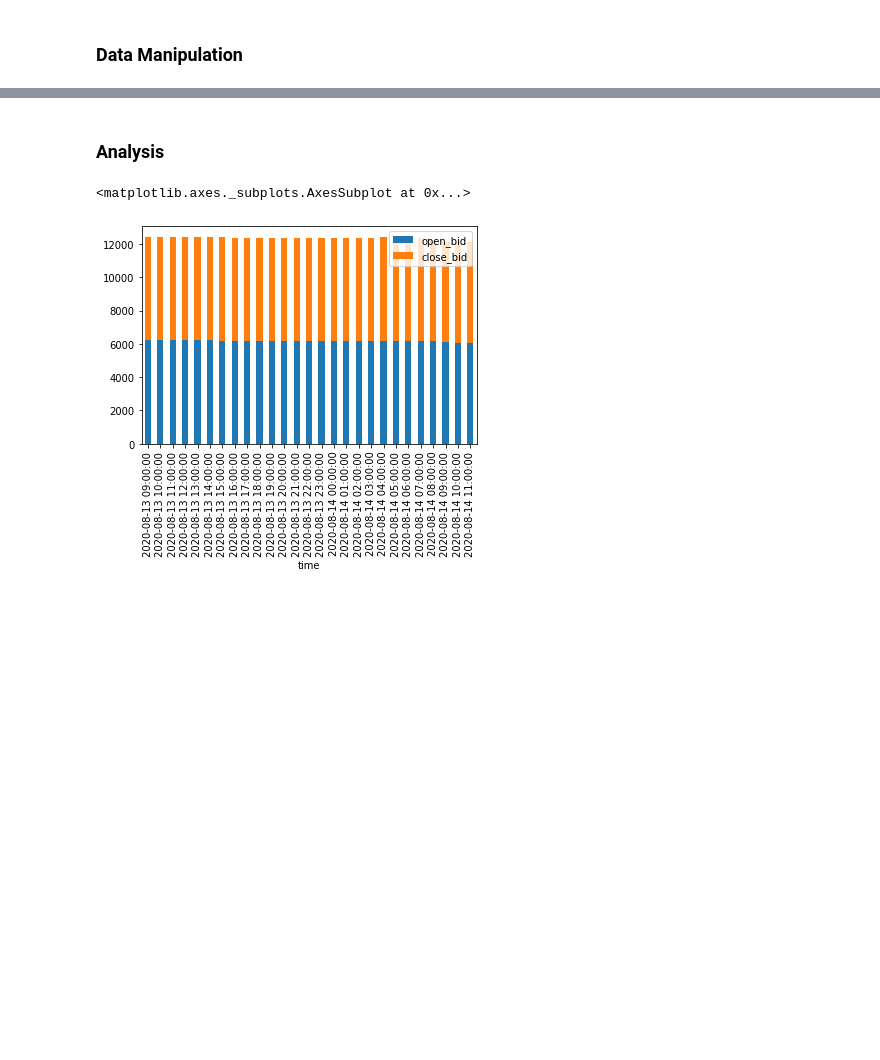
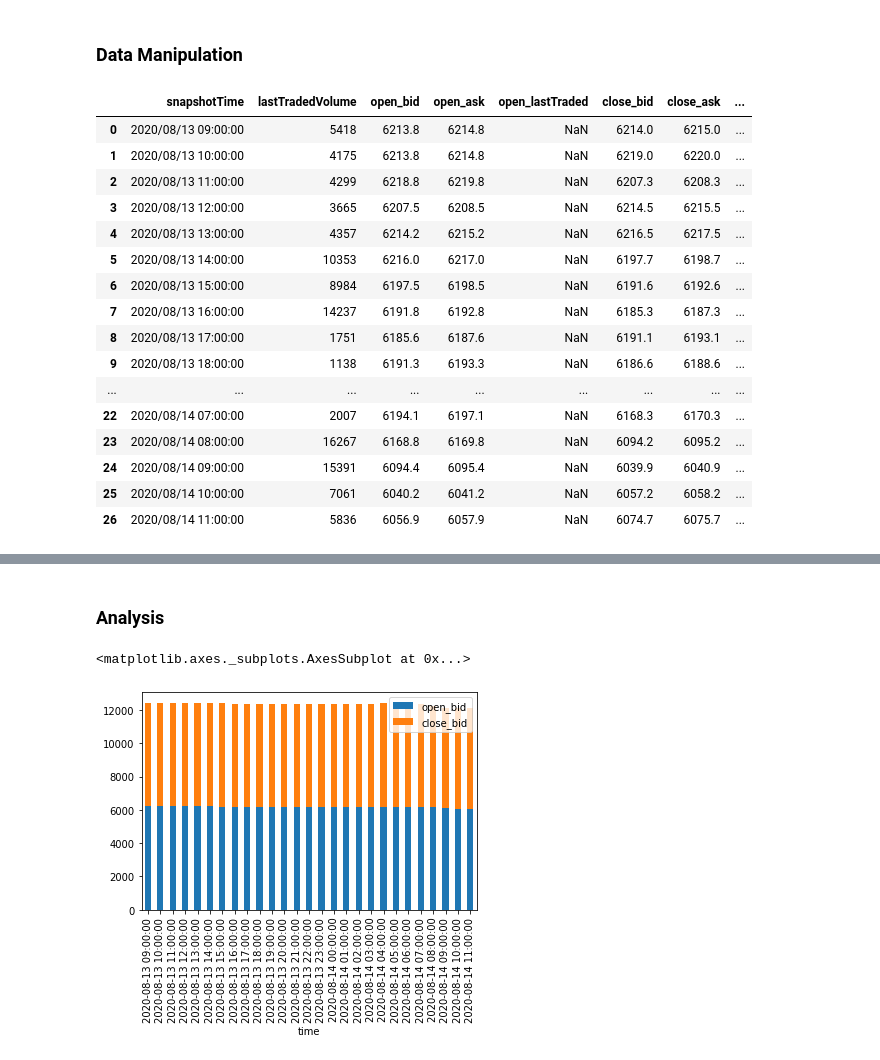
Before and after one commit to generatom/stocks, a Jupyter notebook: stocks.ipynb, the cells around one changed output, grey strips where cells are left out. Cells and saved outputs as stored; diff of their text form; code cells hidden in the pictures; blank space fills up the shorter version.

```diff
--- a/stocks.ipynb
+++ b/stocks.ipynb
@@ -25,2 +40,27 @@ https://api.ig.com/gateway/deal/prices/IX.D.FTSE.DAILY.IP/HOUR/2020-08-13%2009%3
 # %% [markdown]
 ### Data Manipulation
+# %%
+price_columns = [column for column in prices.columns if 'Price' in column]
+
+for column in price_columns:
+    new_columns = prices[column].apply(pd.Series)
+    new_columns.columns = [column.replace('Price', '') + '_' + c for c in new_columns.columns]
+    prices = prices.join(new_columns).drop(columns=column, axis=1)
+# %% [output]
+|  | snapshotTime | lastTradedVolume | open_bid | open_ask | open_lastTraded | close_bid | close_ask | ... |
+| 0 | 2020/08/13 09:00:00 | 5418 | 6213.8 | 6214.8 | NaN | 6214.0 | 6215.0 | ... |
+| 1 | 2020/08/13 10:00:00 | 4175 | 6213.8 | 6214.8 | NaN | 6219.0 | 6220.0 | ... |
+| 2 | 2020/08/13 11:00:00 | 4299 | 6218.8 | 6219.8 | NaN | 6207.3 | 6208.3 | ... |
+| 3 | 2020/08/13 12:00:00 | 3665 | 6207.5 | 6208.5 | NaN | 6214.5 | 6215.5 | ... |
+| 4 | 2020/08/13 13:00:00 | 4357 | 6214.2 | 6215.2 | NaN | 6216.5 | 6217.5 | ... |
+| 5 | 2020/08/13 14:00:00 | 10353 | 6216.0 | 6217.0 | NaN | 6197.7 | 6198.7 | ... |
+| 6 | 2020/08/13 15:00:00 | 8984 | 6197.5 | 6198.5 | NaN | 6191.6 | 6192.6 | ... |
+| 7 | 2020/08/13 16:00:00 | 14237 | 6191.8 | 6192.8 | NaN | 6185.3 | 6187.3 | ... |
+| 8 | 2020/08/13 17:00:00 | 1751 | 6185.6 | 6187.6 | NaN | 6191.1 | 6193.1 | ... |
+| 9 | 2020/08/13 18:00:00 | 1138 | 6191.3 | 6193.3 | NaN | 6186.6 | 6188.6 | ... |
+| ... | ... | ... | ... | ... | ... | ... | ... | ... |
+| 22 | 2020/08/14 07:00:00 | 2007 | 6194.1 | 6197.1 | NaN | 6168.3 | 6170.3 | ... |
+| 23 | 2020/08/14 08:00:00 | 16267 | 6168.8 | 6169.8 | NaN | 6094.2 | 6095.2 | ... |
+| 24 | 2020/08/14 09:00:00 | 15391 | 6094.4 | 6095.4 | NaN | 6039.9 | 6040.9 | ... |
+| 25 | 2020/08/14 10:00:00 | 7061 | 6040.2 | 6041.2 | NaN | 6057.2 | 6058.2 | ... |
+| 26 | 2020/08/14 11:00:00 | 5836 | 6056.9 | 6057.9 | NaN | 6074.7 | 6075.7 | ... |
```
Also changed, not shown: parts of 6 cells of this notebook, 1 other file.
